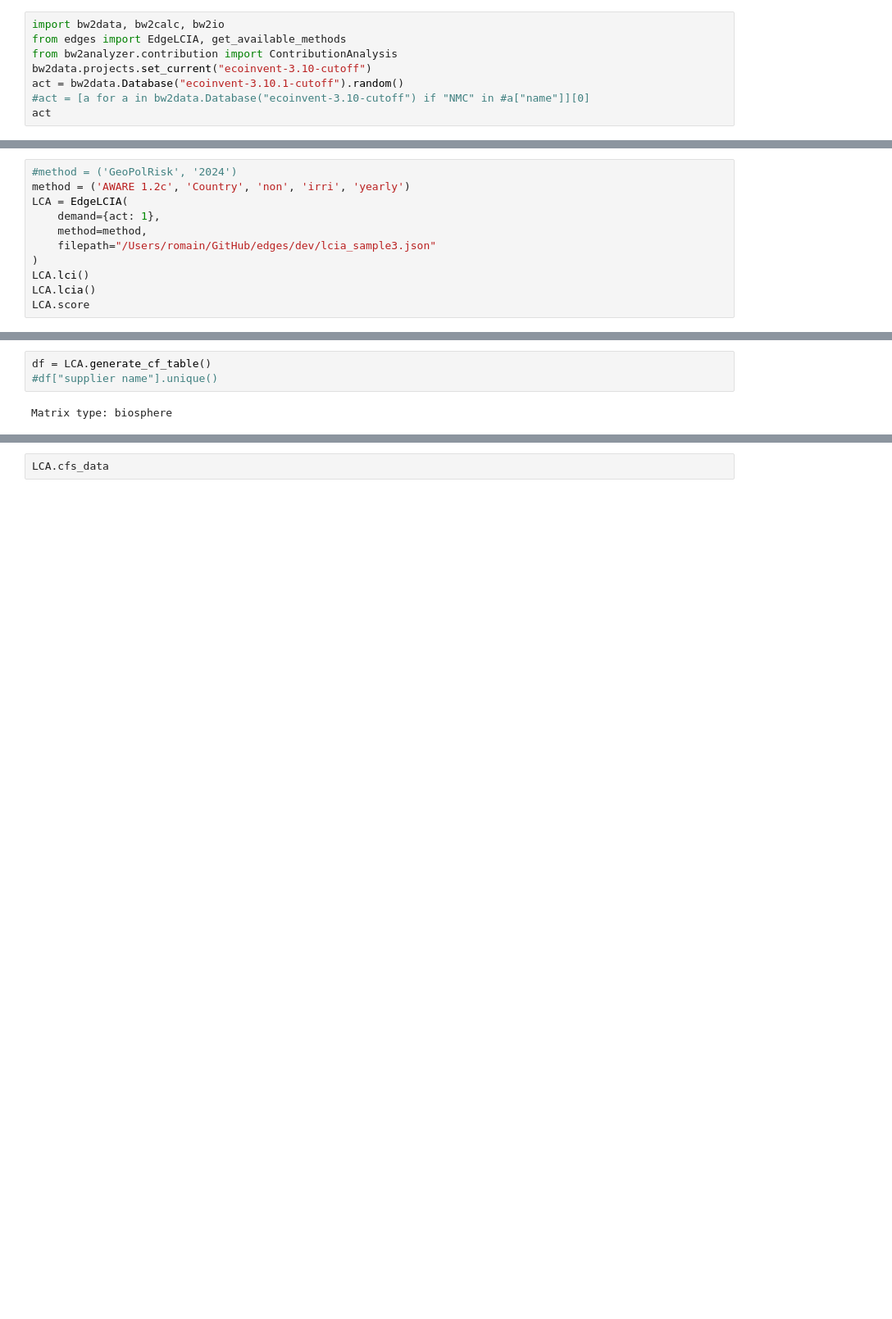
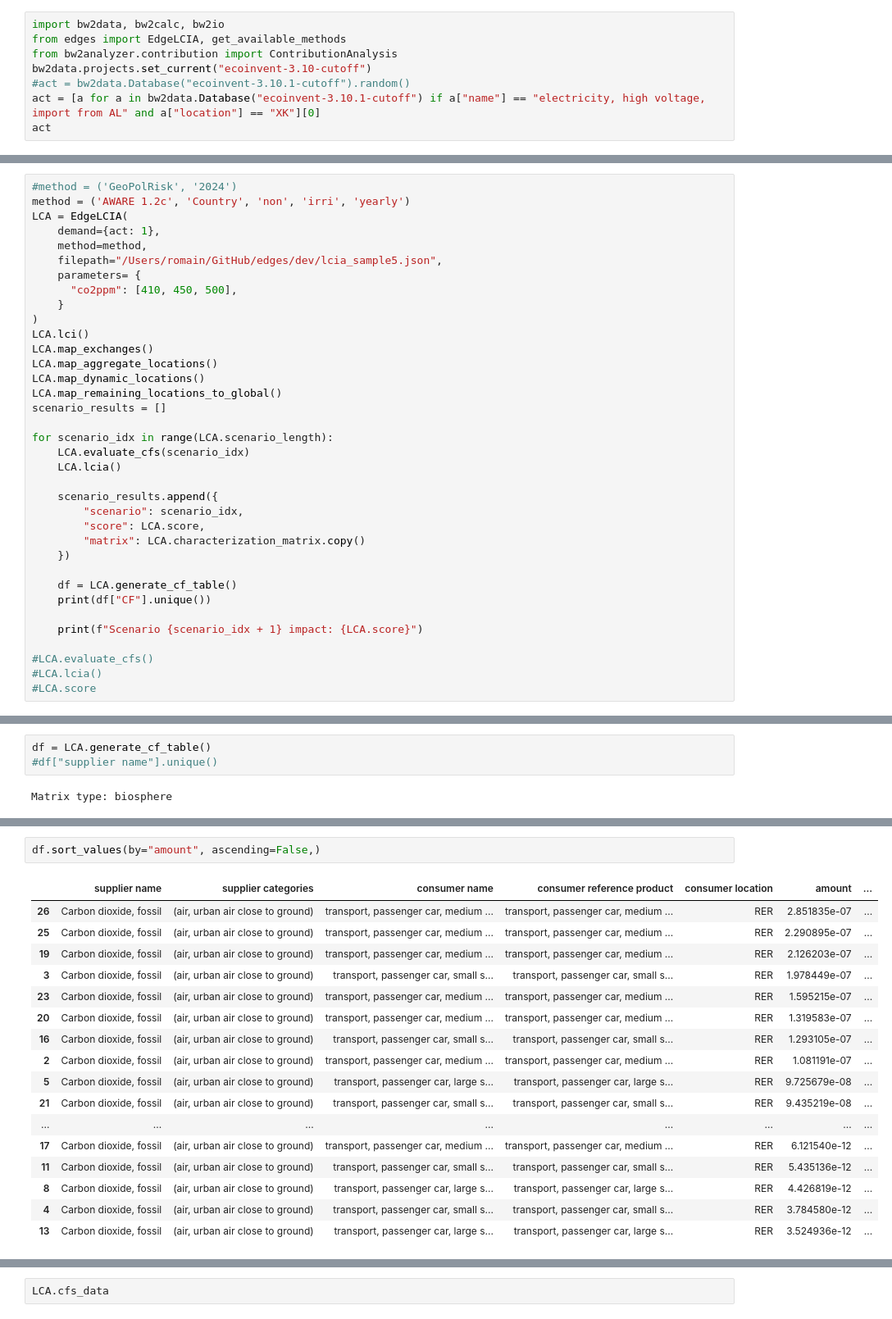
Before and after one commit to philoubet/edges, a Jupyter notebook: dev/test.ipynb, the cells around one changed output, grey strips where cells are left out. Shown at 82% size. Saved outputs shown, nothing was run; the diff lists cells and outputs as text; blank space fills up the shorter version.

```diff
--- a/dev/test.ipynb
+++ b/dev/test.ipynb
@@ -3,7 +3,7 @@ import bw2data, bw2calc, bw2io
 from edges import EdgeLCIA, get_available_methods
 from bw2analyzer.contribution import ContributionAnalysis
 bw2data.projects.set_current("ecoinvent-3.10-cutoff")
-act = bw2data.Database("ecoinvent-3.10.1-cutoff").random()
-#act = [a for a in bw2data.Database("ecoinvent-3.10-cutoff") if "NMC" in #a["name"]][0]
+#act = bw2data.Database("ecoinvent-3.10.1-cutoff").random()
+act = [a for a in bw2data.Database("ecoinvent-3.10.1-cutoff") if a["name"] == "electricity, high voltage, import from AL" and a["location"] == "XK"][0]
 act
 # %% [output]
@@ -14,9 +14,34 @@ method = ('AWARE 1.2c', 'Country', 'non', 'irri', 'yearly')
 LCA = EdgeLCIA(
     demand={act: 1},
     method=method,
-    filepath="/Users/romain/GitHub/edges/dev/lcia_sample3.json"
+    filepath="/Users/romain/GitHub/edges/dev/lcia_sample5.json",
+    parameters= {
+      "co2ppm": [410, 450, 500],
+    }
 )
 LCA.lci()
-LCA.lcia()
-LCA.score
+LCA.map_exchanges()
+LCA.map_aggregate_locations()
+LCA.map_dynamic_locations()
+LCA.map_remaining_locations_to_global()
+scenario_results = []
+
+for scenario_idx in range(LCA.scenario_length):
+    LCA.evaluate_cfs(scenario_idx)
+    LCA.lcia()
+
+    scenario_results.append({
+        "scenario": scenario_idx,
+        "score": LCA.score,
+        "matrix": LCA.characterization_matrix.copy()
+    })
+
+    df = LCA.generate_cf_table()
+    print(df["CF"].unique())
+
+    print(f"Scenario {scenario_idx + 1} impact: {LCA.score}")
+
+#LCA.evaluate_cfs()
+#LCA.lcia()
+#LCA.score
 # %% [output]
@@ -52,0 +89,20 @@ Matrix type: biosphere
+# %%
+df.sort_values(by="amount", ascending=False,)
+# %% [output]
+|  | supplier name | supplier categories | consumer name | consumer reference product | consumer location | amount | ... |
+| 26 | Carbon dioxide, fossil | (air, urban air close to ground) | transport, passenger car, medium ... | transport, passenger car, medium ... | RER | 2.851835e-07 | ... |
+| 25 | Carbon dioxide, fossil | (air, urban air close to ground) | transport, passenger car, medium ... | transport, passenger car, medium ... | RER | 2.290895e-07 | ... |
+| 19 | Carbon dioxide, fossil | (air, urban air close to ground) | transport, passenger car, medium ... | transport, passenger car, medium ... | RER | 2.126203e-07 | ... |
+| 3 | Carbon dioxide, fossil | (air, urban air close to ground) | transport, passenger car, small s... | transport, passenger car, small s... | RER | 1.978449e-07 | ... |
+| 23 | Carbon dioxide, fossil | (air, urban air close to ground) | transport, passenger car, medium ... | transport, passenger car, medium ... | RER | 1.595215e-07 | ... |
+| 20 | Carbon dioxide, fossil | (air, urban air close to ground) | transport, passenger car, medium ... | transport, passenger car, medium ... | RER | 1.319583e-07 | ... |
+| 16 | Carbon dioxide, fossil | (air, urban air close to ground) | transport, passenger car, small s... | transport, passenger car, small s... | RER | 1.293105e-07 | ... |
+| 2 | Carbon dioxide, fossil | (air, urban air close to ground) | transport, passenger car, medium ... | transport, passenger car, medium ... | RER | 1.081191e-07 | ... |
+| 5 | Carbon dioxide, fossil | (air, urban air close to ground) | transport, passenger car, large s... | transport, passenger car, large s... | RER | 9.725679e-08 | ... |
+| 21 | Carbon dioxide, fossil | (air, urban air close to ground) | transport, passenger car, small s... | transport, passenger car, small s... | RER | 9.435219e-08 | ... |
+| ... | ... | ... | ... | ... | ... | ... | ... |
+| 17 | Carbon dioxide, fossil | (air, urban air close to ground) | transport, passenger car, medium ... | transport, passenger car, medium ... | RER | 6.121540e-12 | ... |
+| 11 | Carbon dioxide, fossil | (air, urban air close to ground) | transport, passenger car, small s... | transport, passenger car, small s... | RER | 5.435136e-12 | ... |
+| 8 | Carbon dioxide, fossil | (air, urban air close to ground) | transport, passenger car, large s... | transport, passenger car, large s... | RER | 4.426819e-12 | ... |
+| 4 | Carbon dioxide, fossil | (air, urban air close to ground) | transport, passenger car, small s... | transport, passenger car, small s... | RER | 3.784580e-12 | ... |
+| 13 | Carbon dioxide, fossil | (air, urban air close to ground) | transport, passenger car, large s... | transport, passenger car, large s... | RER | 3.524936e-12 | ... |
```
Also changed, not shown: parts of 8 cells of this notebook, 31 other files.
